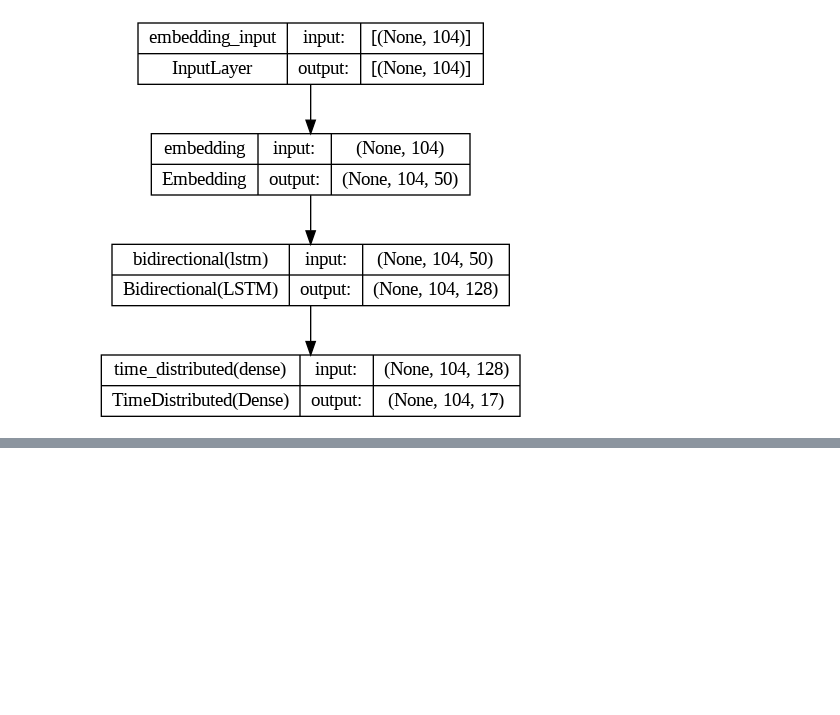
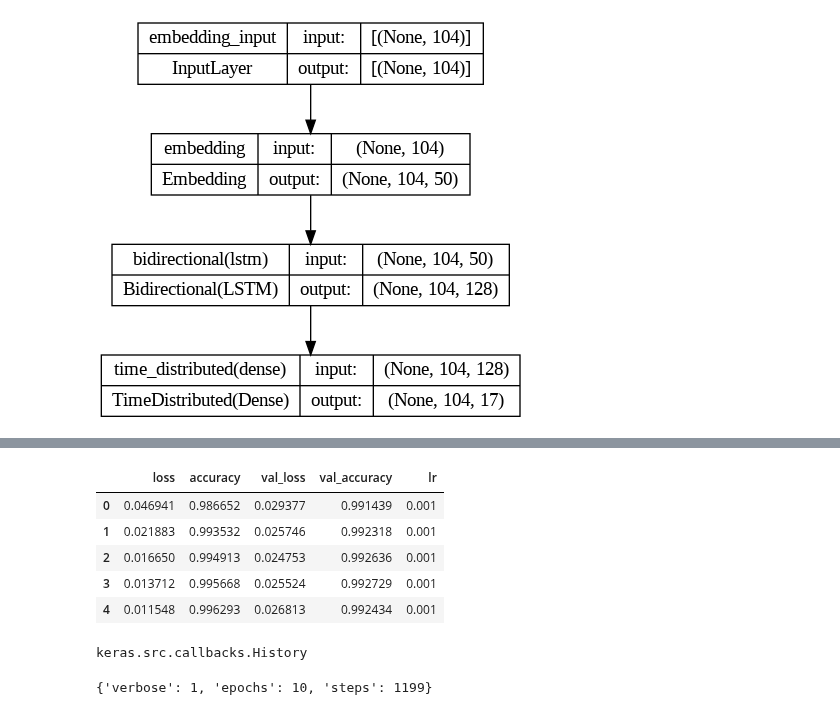
Before and after one commit to pypratikyesankar9/NLP_demystified, a Jupyter notebook: Named_entity_first_cut_model.ipynb, the cells around one changed output, grey strips where cells are left out. Cells and saved outputs as stored; diff of their text form; code cells hidden in the pictures; blank space fills up the shorter version.

```diff
--- a/Named_entity_first_cut_model.ipynb
+++ b/Named_entity_first_cut_model.ipynb
@@ -941,0 +999,8 @@ Epoch 1/10
+# %%
+fig, ax = plt.subplots(2, 1, figsize=(20, 8))
+df = pd.DataFrame(history.history)
+df[['accuracy', 'val_accuracy']].plot(ax=ax[0])
+df[['loss', 'val_loss']].plot(ax=ax[1])
+ax[0].set_title('Model Accuracy', fontsize=12)
+ax[1].set_title('Model Loss', fontsize=12)
+fig.suptitle('Model Metrics', fontsize=18);
@@ -941,0 +1009,17 @@ Epoch 1/10
+# %%
+df.head()
+# %% [output]
+|  | loss | accuracy | val_loss | val_accuracy | lr |
+| 0 | 0.046941 | 0.986652 | 0.029377 | 0.991439 | 0.001 |
+| 1 | 0.021883 | 0.993532 | 0.025746 | 0.992318 | 0.001 |
+| 2 | 0.016650 | 0.994913 | 0.024753 | 0.992636 | 0.001 |
+| 3 | 0.013712 | 0.995668 | 0.025524 | 0.992729 | 0.001 |
+| 4 | 0.011548 | 0.996293 | 0.026813 | 0.992434 | 0.001 |
+# %%
+type(history)
+# %% [output]
+keras.src.callbacks.History
+# %%
+print(history.params)
+# %% [output]
+{'verbose': 1, 'epochs': 10, 'steps': 1199}
```
Also changed, not shown: parts of 11 cells of this notebook.
